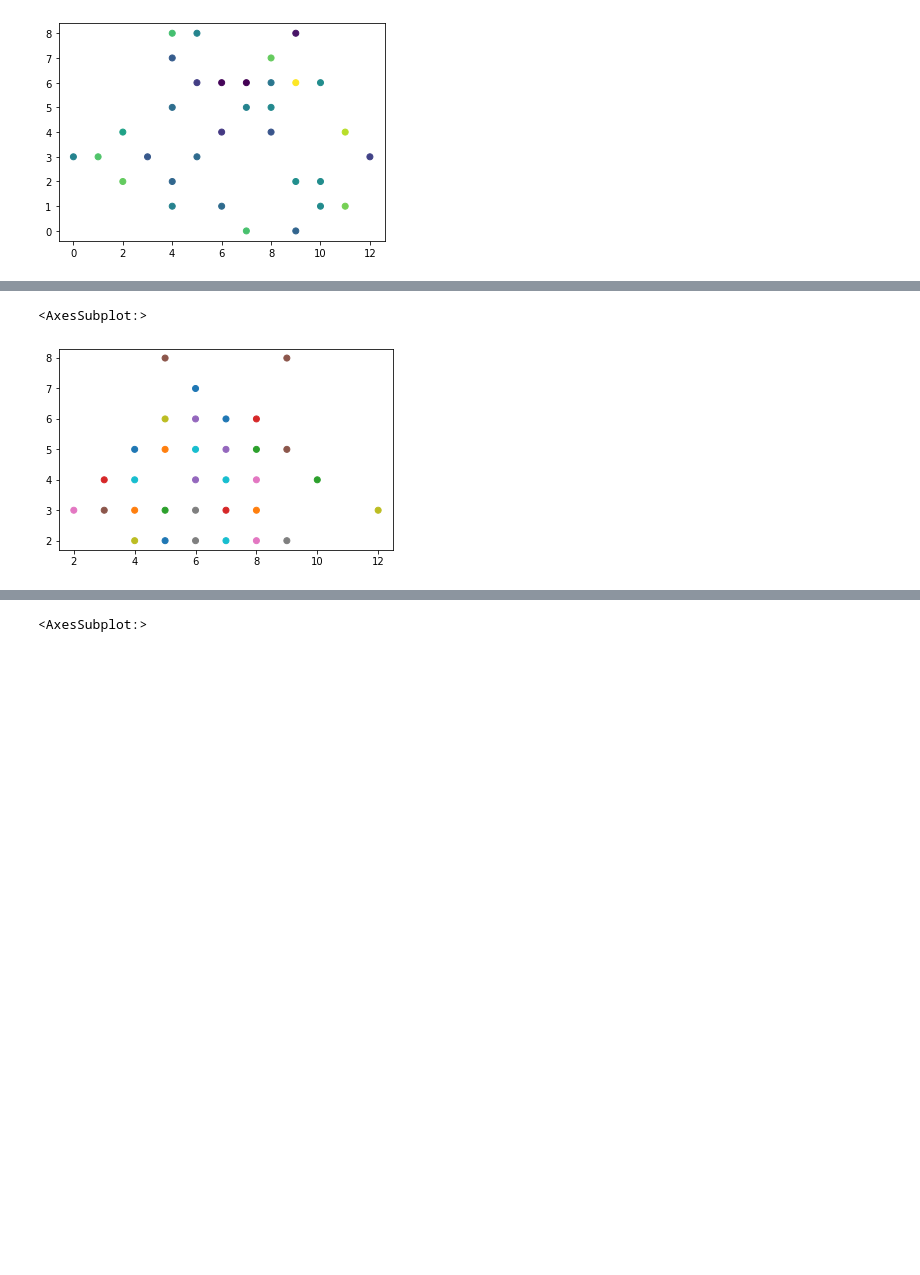
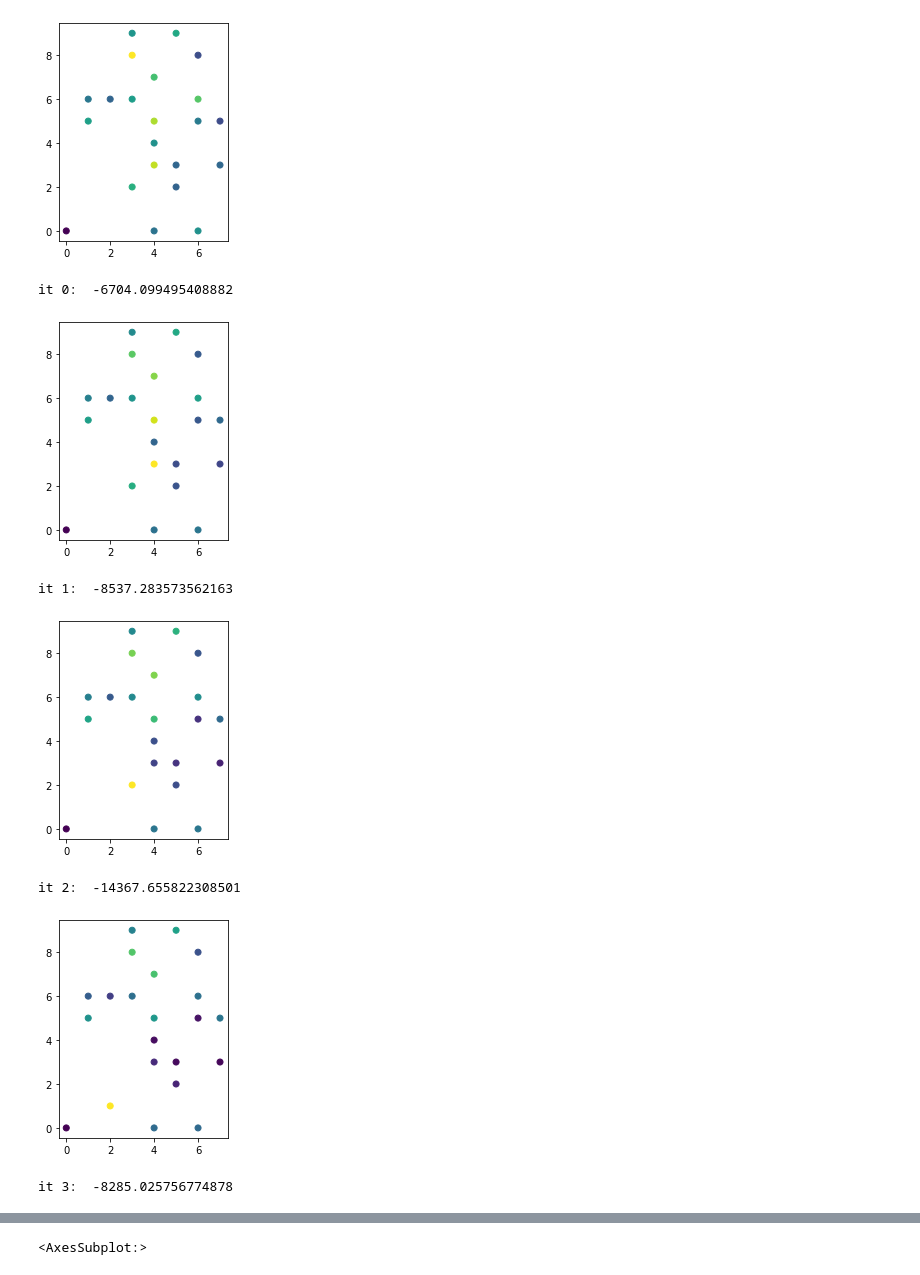
Before and after one commit to tompeterken-os/AutoCartogram, a Jupyter notebook: Playing.ipynb, the cells around one changed output, grey strips where cells are left out. Cells and saved outputs as stored; diff of their text form; code cells hidden in the pictures; blank space fills up the shorter version.

```diff
--- a/Playing.ipynb
+++ b/Playing.ipynb
@@ -8,7 +8,7 @@ from shapely.geometry import Point
 import copy
 # %%
 geodata = gpd.read_file('./Data/LADs.geojson').to_crs('epsg:27700')
-geodata = geodata[['E09' in c for c in geodata['LAD20CD']]][['LAD20CD', 'LAD20NM', 'geometry']]
+geodata = geodata[['W' in c for c in geodata['LAD20CD']]][['LAD20CD', 'LAD20NM', 'geometry']]
 geodata['dummy'] = geodata['geometry'].apply(lambda g: 1)
 # %%
 geodata['centroid'] = geodata.centroid
@@ -218,39 +265,29 @@ def do_iteration(gdf):
-# %%
-initial_gdf = find_it_gdf(codes_list, initial_coords)
-d, new_df = do_iteration(initial_gdf)
-# s = do_swaps(initial_gdf)
-# [s[c].xy for c in s.keys()]
-# do_swaps(initial_gdf)['CC'].plot(column='metric')
-# do_swaps(initial_gdf)['SW'].plot(column='metric')
-# %%
-gdf = initial_gdf
-gdf['is_tested'] = [False]*len(gdf)
-all_tested = False
-iterate = True
-old_gdf = gdf
-
-while iterate:
-        max_metric = old_gdf.loc[(old_gdf['is_tested']==False), 'metric'].max()
-        row_to_test = old_gdf.loc[old_gdf['metric']==max_metric]
-        d, new_gdf = do_swaps(old_gdf, row_to_test)
-
-        if d == "CC":
-            old_gdf.loc[(old_gdf['metric']==max_metric), 'is_tested'] = True
-            num_tested = old_gdf['is_tested'].sum()
-            iterate = False if num_tested == len(old_gdf) else True
-            all_tested = True if num_tested == len(old_gdf) else False
-        else:
-            iterate = False
 # %%
 c = 'y'
-old_df = initial_gdf
+new_df = initial_df
+it = 0
 while c == 'y':
+
+    old_df = new_df
+    met_old = old_df['metric'].sum()
+
     d, new_df = do_iteration(old_df)
     new_df.plot(column='metric')
     plt.show()
 
-    c = 'y' if d == True else 'n'
+    met_new = new_df['metric'].sum()
 
-    old_df = new_df
+    c = 'y' if d == False else 'n'
+    c = 'n' if met_new > met_old else c
+
+    print("it "+str(it)+":  "+str(met_new-met_old))
+    it+=1
 # %% [output]
-[figure, old version]
+[figure, new version]
+it 0:  -6704.099495408882
+[figure, added]
+it 1:  -8537.283573562163
+[figure, added]
+it 2:  -14367.655822308501
+[figure, added]
+it 3:  -8285.025756774878
@@ -257,5 +298,0 @@ while c == 'y':
-# %%
-new_df.plot(column='code')
-# %% [output]
-<AxesSubplot:>
-[figure, removed]
```
Also changed, not shown: parts of 11 cells of this notebook.
